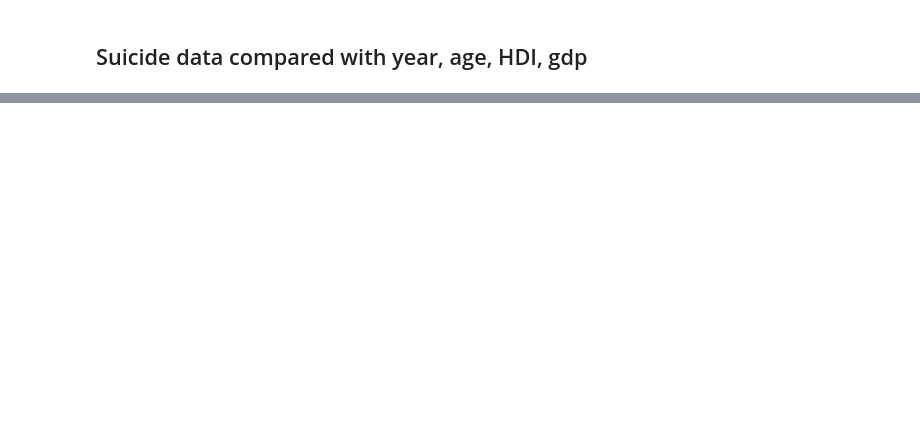
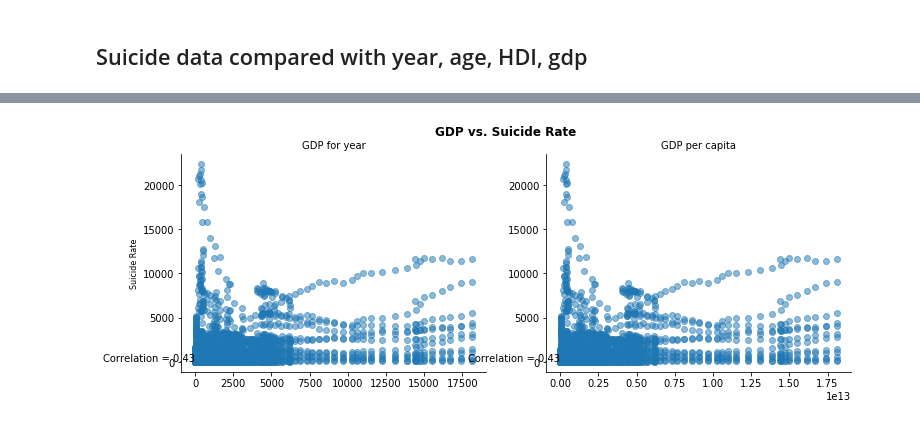
Before and after one commit to jeed123456789/data_science_project2, a Jupyter notebook: data_analysis.ipynb, the cells around one changed output, grey strips where cells are left out. Cells and saved outputs as stored; diff of their text form; code cells hidden in the pictures; blank space fills up the shorter version.

```diff
--- a/data_analysis.ipynb
+++ b/data_analysis.ipynb
@@ -88,0 +153,36 @@ plt.show()
+# %%
+fig, ax = plt.subplots(nrows = 1, ncols = 2 ,figsize = (12,4))
+
+var_list = ["gdp_for_year_million","gdp_for_year"]
+nice_name = ["GDP for year","GDP per capita"]
+
+corr_mat = suicide_gdp.corr() # This is the correlation matrix of the data series in the df
+
+count = 0
+
+for xxx in ax:
+
+    xxx.scatter(suicide_gdp[var_list[count]],suicide_gdp["suicides"], alpha= 0.50) # Scatter plot
+
+    xxx.set_title(nice_name[count], fontsize = 10) # This stuff sets the title for each of the subplots...
+
+    xxx.spines["right"].set_visible(False) # remove the top and right spines
+
+    xxx.spines["top"].set_visible(False) # Same as above
+
+    if count == 0: # I only one the x label for the bottom ones...
+        xxx.set_ylabel("Suicide Rate", fontsize = 8) # set the x label to year
+    cr = corr_mat.suicides[var_list[count]] # get the correlation matrix
+
+    message = "Correlation = " + str(round(cr,2)) # put the stuff together
+
+    xxx.text(10, 10, message, horizontalalignment='right') # print the message in the text box on the figure
+
+    count +=1
+
+fig.suptitle("GDP vs. Suicide Rate", fontsize = 12, fontweight = "bold") # big titel
+
+
+plt.show()
+# %% [output]
+[figure, added]
```
Also changed, not shown: parts of 14 cells of this notebook.
